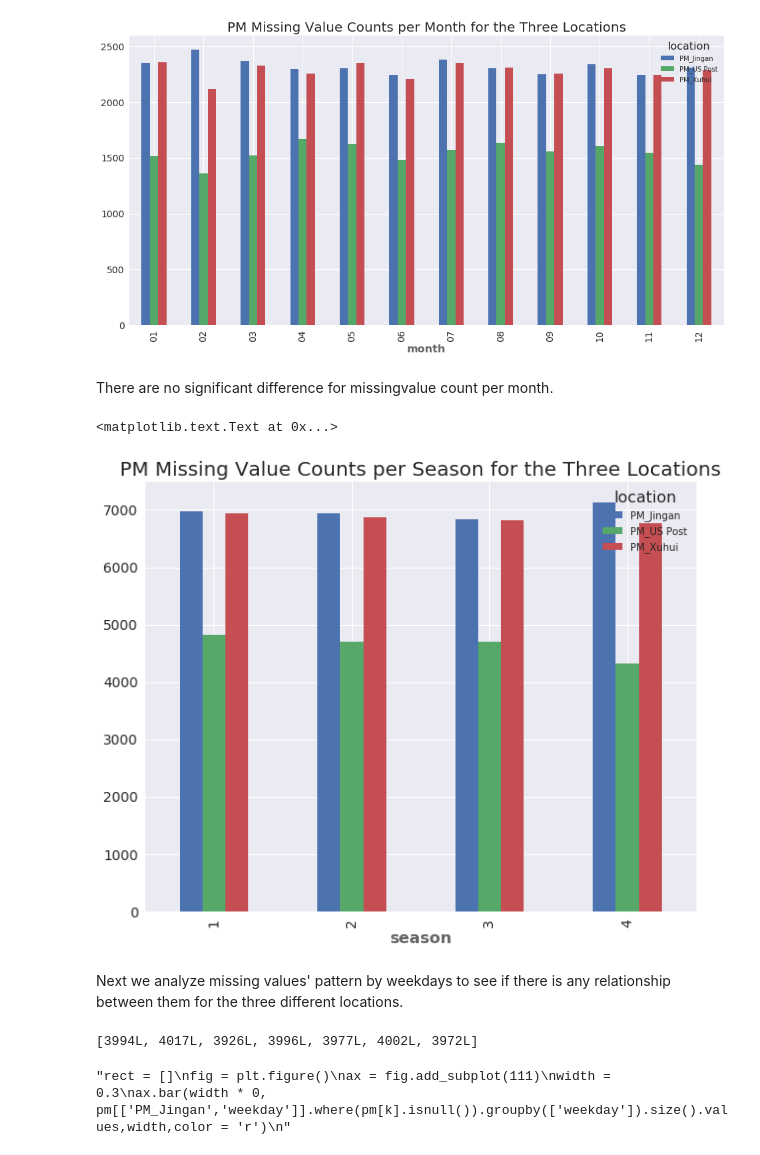
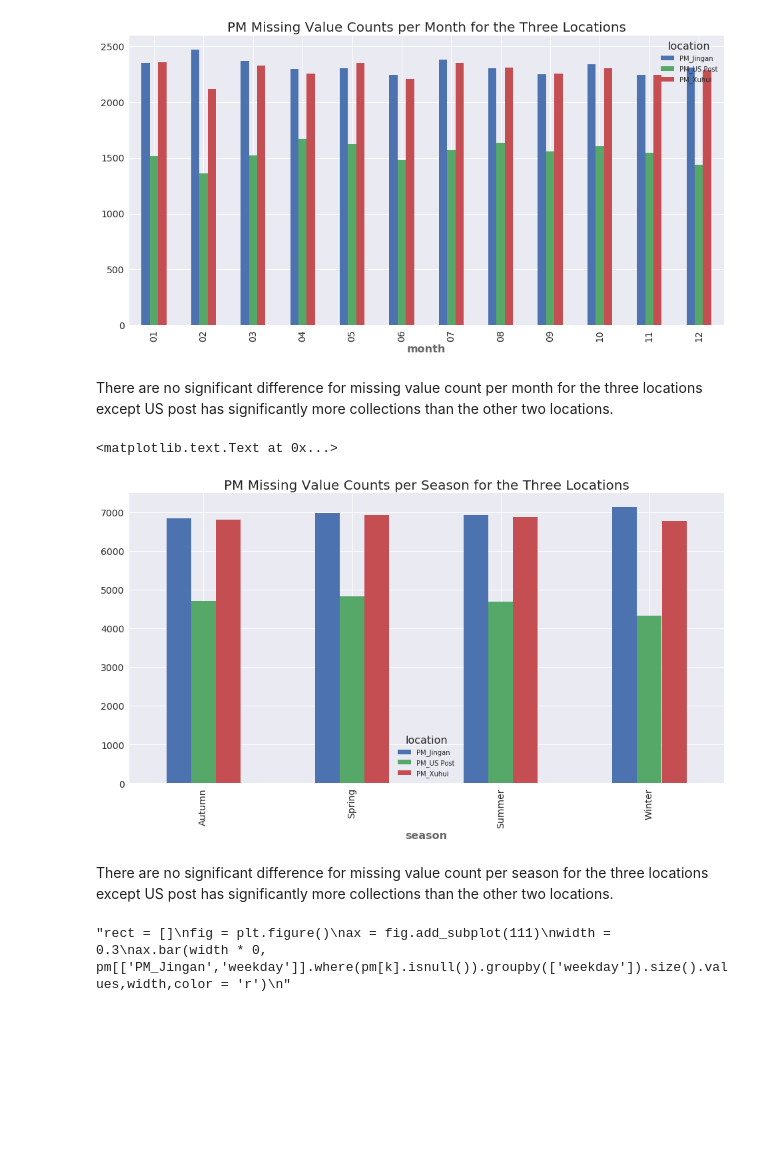
Before and after one commit to jigucci/Springboard_Capstone, a Jupyter notebook: Capstone_Project_Proposal/PM_analysis.ipynb, the cells around one changed output. Saved outputs shown, nothing was run; the diff lists cells and outputs as text; code cells hidden in the pictures; blank space fills up the shorter version.

```diff
--- a/Capstone_Project_Proposal/PM_analysis.ipynb
+++ b/Capstone_Project_Proposal/PM_analysis.ipynb
@@ -394,5 +393,5 @@ DatetimeIndex(['2010-01-01 00:00:00', '2010-01-01 01:00:00',
 pm['weekday'] = pm.index.dayofweek
 weekday_dict={0:'Monday',1:'Tuesday',2:'Wednesday',3:'Thursday',4:'Friday',5:'Saturday',6:'Sunday'}
 pm['weekday'] = pm['weekday'].map(weekday_dict)
-season_dict={1:'Spring',2:'Summer',3:'Autumn',4:'Winter'}
+season_dict={'1':'Spring','2':'Summer','3':'Autumn','4':'Winter'}
 pm['season'] = pm['season'].map(season_dict)
@@ -469,21 +466,17 @@ plt.title('PM Missing Value Counts per Month for the Three Locations')
 <matplotlib.text.Text at 0x...>
 [figure]
 # %% [markdown]
-There are no significant difference for missingvalue count per month.
+There are no significant difference for missing value count per month for the three locations except US post has significantly more collections than the other two locations.
 # %%
 #comparing missing value counts per season among the three locations
-plt.rcParams['figure.figsize'] = 10, 8
+plt.rcParams['figure.figsize'] = 16, 8
 pd.crosstab(pm25_loc_miss.season, pm25_loc_miss.location).plot.bar()
 plt.title('PM Missing Value Counts per Season for the Three Locations')
 # %% [output]
 <matplotlib.text.Text at 0x...>
-[figure, old version]
+[figure, new version]
-# %% [markdown]
-Next we analyze missing values' pattern by weekdays to see if there is any relationship between them for the three different locations.
-# %%
-pm[['PM_Jingan','weekday']].where(pm[k].isnull()).groupby(['weekday']).size().values.tolist()
-# %% [output]
-[3994L, 4017L, 3926L, 3996L, 3977L, 4002L, 3972L]
+# %% [markdown]
+There are no significant difference for missing value count per season for the three locations except US post has significantly more collections than the other two locations.
 # %%
 """rect = []
 fig = plt.figure()
```
Also changed, not shown: parts of 80 cells of this notebook.
